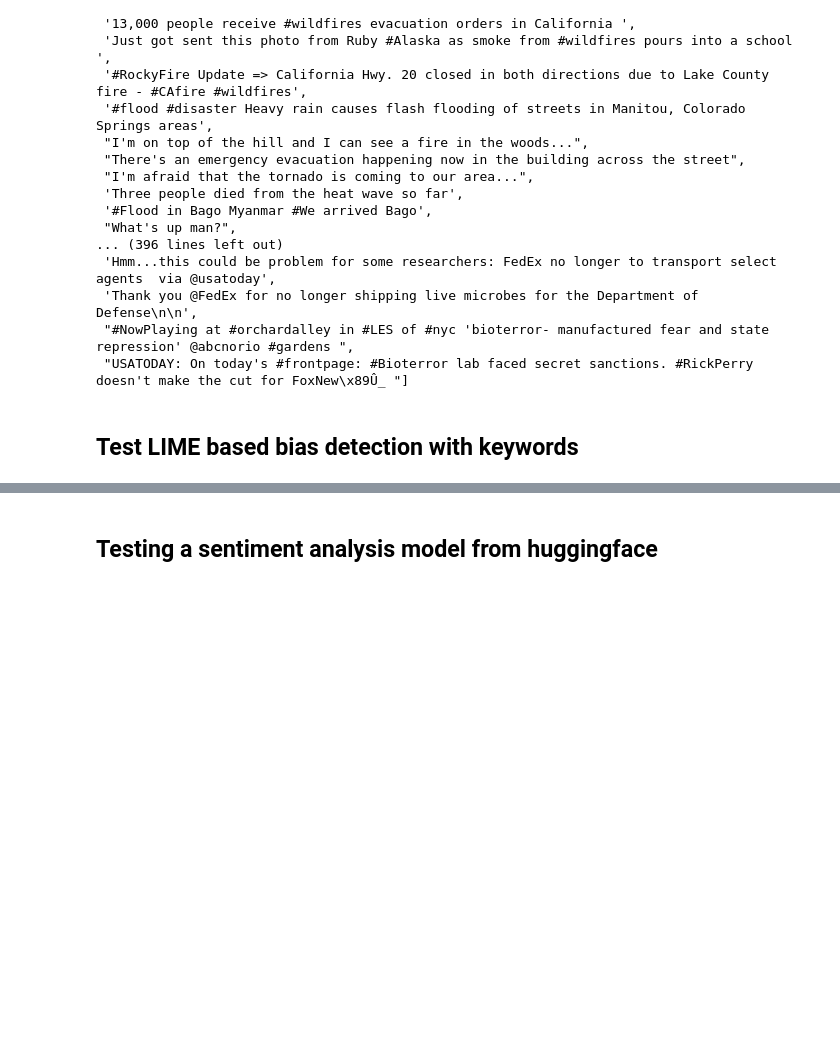
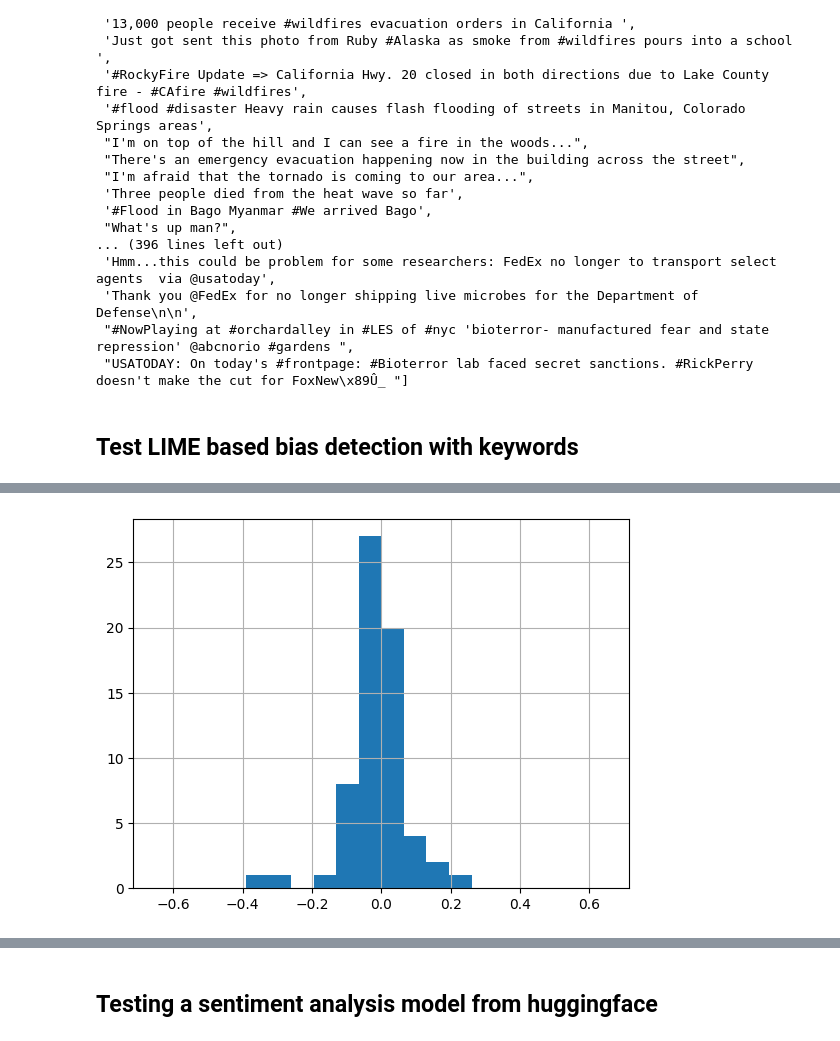
Before and after one commit to biaslyze-dev/biaslyze, a Jupyter notebook: notebooks/test-0.0.1-twitter-disaster.ipynb, the cells around one changed output, grey strips where cells are left out. Drawn from its saved outputs; the diff is of its cells as text; code cells hidden in the pictures; blank space fills up the shorter version.

```diff
--- a/notebooks/test-0.0.1-twitter-disaster.ipynb
+++ b/notebooks/test-0.0.1-twitter-disaster.ipynb
@@ -150,0 +175,4 @@ res_df["bias_keywords_joined"] = res_df.bias_keywords.apply(lambda x: ", ".join(
+# %%
+res_df[res_df.bias_concepts_joined == "gender"].score.hist(bins=20, range=[-0.65, .65], align="mid");
+# %% [output]
+[figure, added]
```
Also changed, not shown: parts of 21 cells of this notebook, 3 other files.
